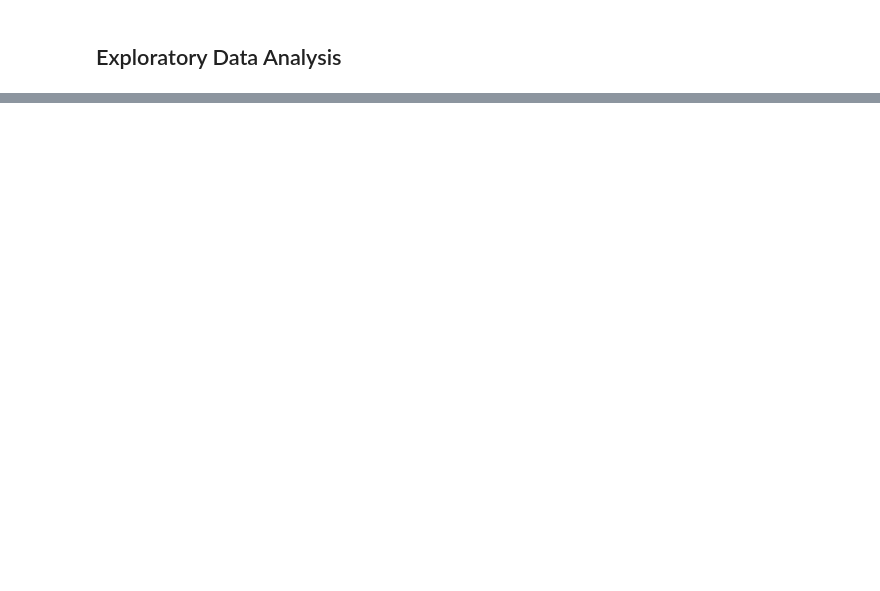
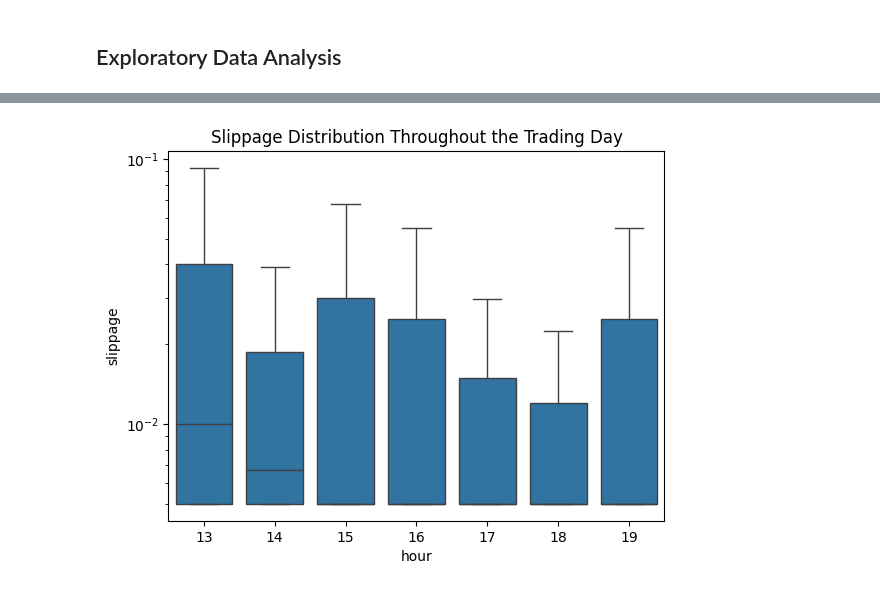
Before and after one commit to Chaim3ra/modeling-temp-impact, a Jupyter notebook: notebooks/Untitled.ipynb, the cells around one changed output, grey strips where cells are left out. Saved outputs shown, nothing was run; the diff lists cells and outputs as text; code cells hidden in the pictures; blank space fills up the shorter version.

```diff
--- a/notebooks/Untitled.ipynb
+++ b/notebooks/Untitled.ipynb
@@ -54,0 +78,8 @@ Tickers in dataset: ['FROG']
+# %%
+df['hour'] = df['ts'].dt.hour
+sns.boxplot(x='hour', y='slippage', data=df, showfliers=False)
+plt.yscale('log')
+plt.title('Slippage Distribution Throughout the Trading Day')
+plt.show()
+# %% [output]
+[figure, added]
```
Also changed, not shown: parts of 20 cells of this notebook, 5 other files.
